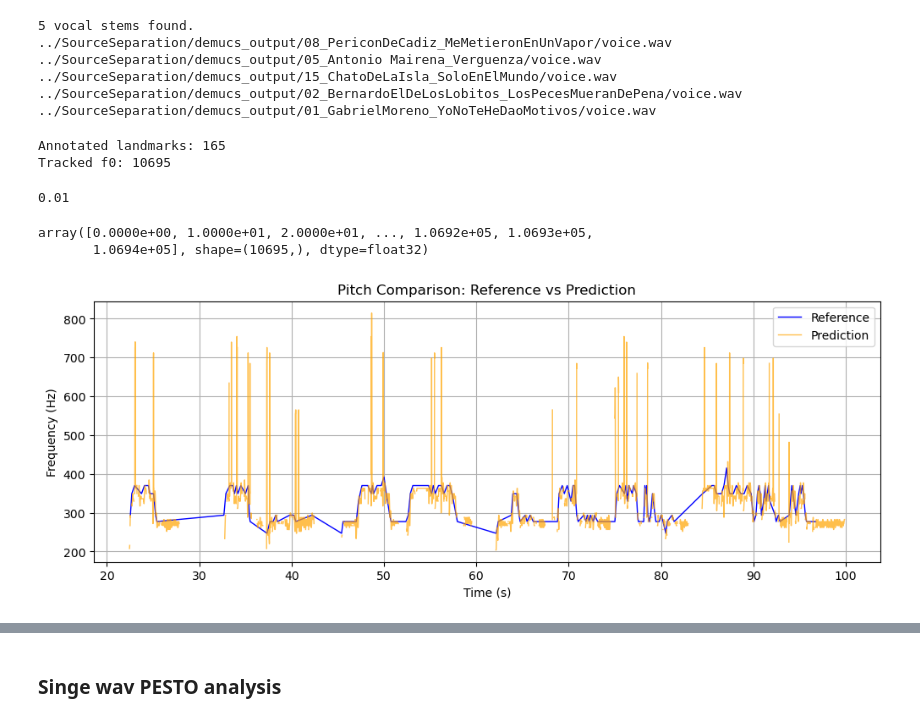
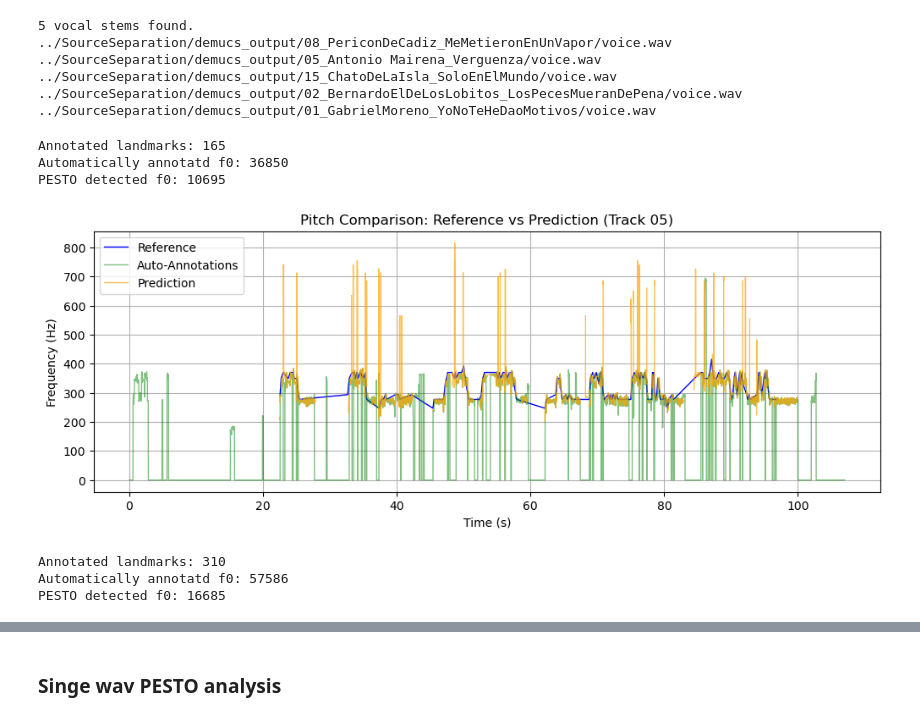
Before and after one commit to martiinsssssss/flamenco-mir, a Jupyter notebook: f0est/tests.ipynb, the cells around one changed output, grey strips where cells are left out. Cells and saved outputs as stored; diff of their text form; code cells hidden in the pictures.

Commit message:
Compare ground truth, auto-annotations and prediction

```diff
--- a/f0est/tests.ipynb
+++ b/f0est/tests.ipynb
@@ -19,6 +20,7 @@ gt_f0_files = list(f0_groundtruth_folder.glob("*.csv"))
 
 paired_data = {}
 
+f0_tracking=True
 for file in wav_files:
     print(file)
     file_name= file.parent.stem
@@ -26,17 +28,20 @@ for file in wav_files:
     gt_file = list(f0_groundtruth_folder.glob(f"{file_name}.notes"))[0]
     autogt_file = list(f0_automatic_annotations_folder.glob(f"{file_name}.f0.csv"))[0]
 
-    final_pitches, timesteps, confidence = f0Pesto_tracker.extract_f0(file)
 
     paired_data[idx]= {'stem':file,
                        'gt':gt_file,
                        'autogt':autogt_file,
-                       'PESTO': {
+
+                    }
+    if f0_tracking:
+        final_pitches, timesteps, confidence = f0Pesto_tracker.extract_f0(file)
+
+        paired_data[idx]['PESTO']= {
                            'pitch':final_pitches,
                            'timesteps':timesteps,
                            'confidence':confidence
                        }
-                    }
 # %% [output]
 5 vocal stems found.
 ../SourceSeparation/demucs_output/08_PericonDeCadiz_MeMetieronEnUnVapor/voice.wav
@@ -51,6 +56,10 @@ def noteToFreq(note):
 # %%
 annotations_05 = pd.read_csv(paired_data['05']['gt'], sep=",", names = ['onset_time', 'duration', 'midinote', 'vel'], index_col=False)
 annotations_05['freq'] = annotations_05.midinote.apply(lambda x: noteToFreq(x))
+
+auto_annotations_05 = pd.read_csv(paired_data['05']['autogt'], names = ['timestamp', 'freq'])
+auto_annotations_05["freq"] = auto_annotations_05["freq"].clip(lower=0)
+
 predicted_05 = pd.DataFrame(data={
     'timestamp':paired_data['05']['PESTO']['timesteps']*STEP_SIZE/10,
     'freq': paired_data['05']['PESTO']['pitch'],
@@ -58,49 +67,62 @@ predicted_05 = pd.DataFrame(data={
 })
 
 print(f"Annotated landmarks: {len(annotations_05)}")
-print(f"Tracked f0: {len(predicted_05)}")
+print(f"Automatically annotatd f0: {len(auto_annotations_05)}")
+print(f"PESTO detected f0: {len(predicted_05)}")
 # %% [output]
 Annotated landmarks: 165
-Tracked f0: 10695
+Automatically annotatd f0: 36850
+PESTO detected f0: 10695
-# %%
-STEP_SIZE
-# %% [output]
-0.01
-# %%
-paired_data['05']['PESTO']['timesteps']
-# %% [output]
-array([0.0000e+00, 1.0000e+01, 2.0000e+01, ..., 1.0692e+05, 1.0693e+05,
-       1.0694e+05], shape=(10695,), dtype=float32)
 # %%
 import numpy as np
 import pandas as pd
 import matplotlib.pyplot as plt
 
 # Example: load your CSVs
 # ref_df = pd.read_csv("reference.csv")  # columns: timestamp, freq
 # pred_df = pd.read_csv("prediction.csv")  # columns: timestamp, freq
 
 # Replace -220 with NaN for plotting
 annotations_05['freq_plot'] = annotations_05['freq'].replace(-220.0, np.nan)
 predicted_05['freq_plot'] = predicted_05['freq'].replace(0.0, np.nan)
-
+auto_annotations_05['freq_plot'] = auto_annotations_05['freq'].replace(0.0, np.nan)
 
 # Create figure
 plt.figure(figsize=(12, 4))
 
 # Plot reference
 plt.plot(annotations_05['onset_time'], annotations_05['freq_plot'], label='Reference', color='blue', linewidth=1)
-
+plt.plot(auto_annotations_05['timestamp'], auto_annotations_05['freq'], label='Auto-Annotations', color='green', alpha=0.5, linewidth=1)
 # Plot predictions
 plt.plot(predicted_05['timestamp'], predicted_05['freq_plot'], label='Prediction', color='orange', alpha=0.7, linewidth=1)
 
 # Labels
 plt.xlabel('Time (s)')
 plt.ylabel('Frequency (Hz)')
-plt.title('Pitch Comparison: Reference vs Prediction')
+plt.title('Pitch Comparison: Reference vs Prediction (Track 05)')
 plt.legend()
 plt.grid(True)
 #plt.xlim(0, 5)  # first 5 seconds
 plt.show()
 # %% [output]
-[figure, old version]
+[figure, new version]
+# %%
+annotations_08 = pd.read_csv(paired_data['08']['gt'], sep=",", names = ['onset_time', 'duration', 'midinote', 'vel'], index_col=False)
+annotations_08['freq'] = annotations_08.midinote.apply(lambda x: noteToFreq(x))
+
+auto_annotations_08 = pd.read_csv(paired_data['08']['autogt'], names = ['timestamp', 'freq'])
+auto_annotations_08["freq"] = auto_annotations_08["freq"].clip(lower=0)
+
+predicted_08 = pd.DataFrame(data={
+    'timestamp':paired_data['08']['PESTO']['timesteps']*STEP_SIZE/10,
+    'freq': paired_data['08']['PESTO']['pitch'],
+    'confidence':paired_data['08']['PESTO']['confidence']
+})
+
+print(f"Annotated landmarks: {len(annotations_08)}")
+print(f"Automatically annotatd f0: {len(auto_annotations_08)}")
+print(f"PESTO detected f0: {len(predicted_08)}")
+# %% [output]
+Annotated landmarks: 310
+Automatically annotatd f0: 57586
+PESTO detected f0: 16685
```
Also changed, not shown: parts of 2 cells of this notebook.
